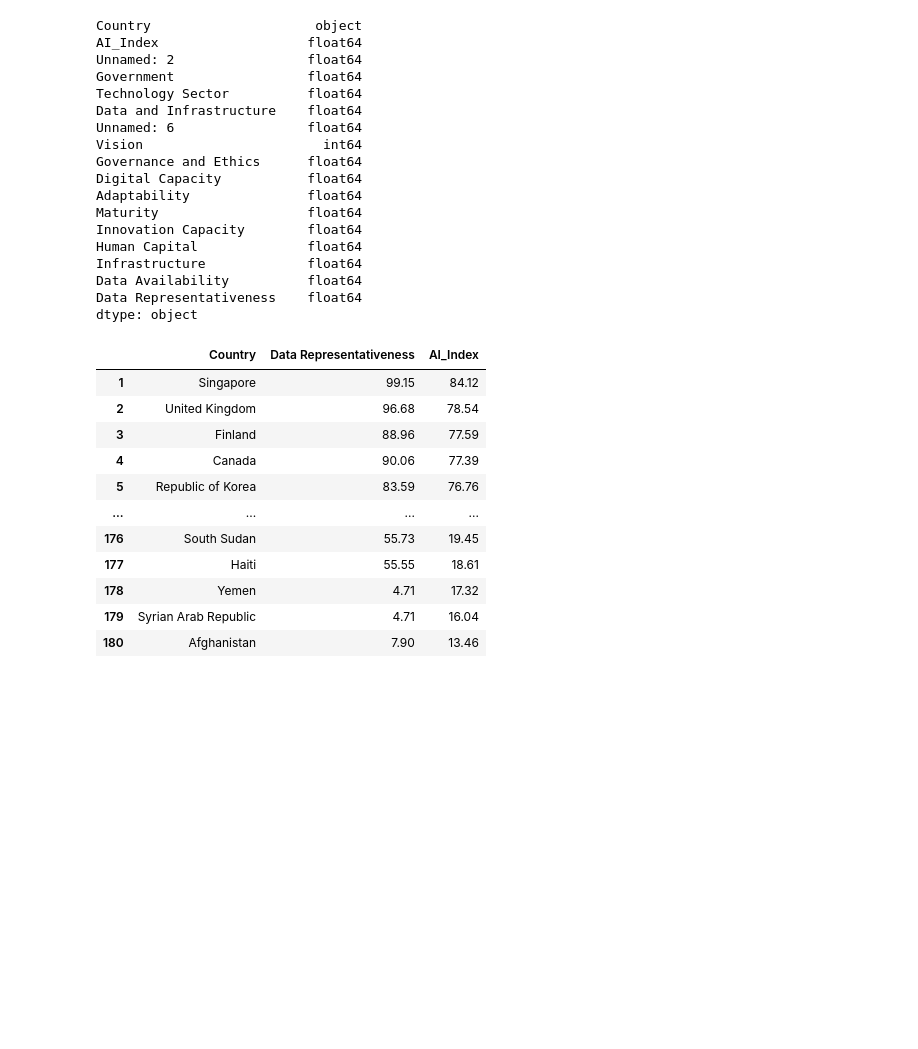
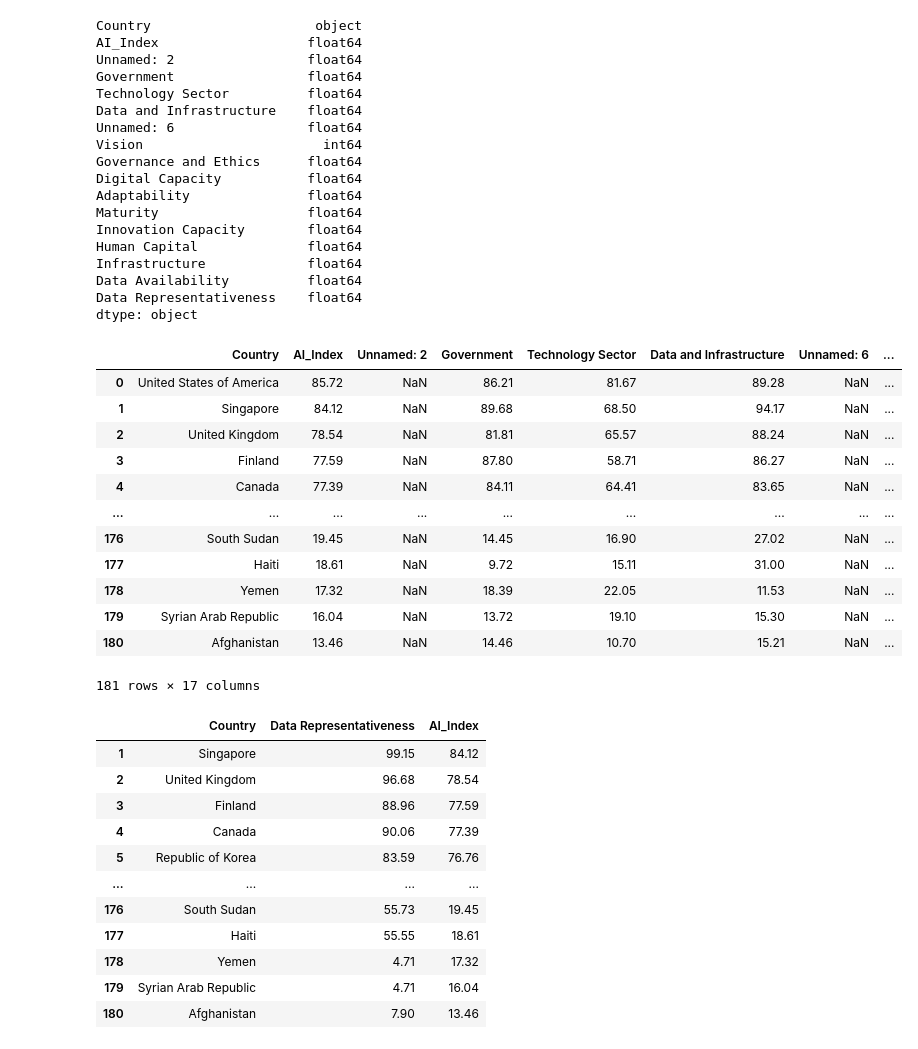
Before and after one commit to ojobo-tech/gisfordatascience, a Jupyter notebook: ps1_ai_adoption_map.ipynb, the cells around one changed output. Saved outputs shown, nothing was run; the diff lists cells and outputs as text; code cells hidden in the pictures; blank space fills up the shorter version.

```diff
--- a/ps1_ai_adoption_map.ipynb
+++ b/ps1_ai_adoption_map.ipynb
@@ -166,6 +183,22 @@ Infrastructure             float64
 Data Availability          float64
 Data Representativeness    float64
 dtype: object
+# %%
+global_ai_readinessindex
+# %% [output]
+|  | Country | AI_Index | Unnamed: 2 | Government | Technology Sector | Data and Infrastructure | Unnamed: 6 | ... |
+| 0 | United States of America | 85.72 | NaN | 86.21 | 81.67 | 89.28 | NaN | ... |
+| 1 | Singapore | 84.12 | NaN | 89.68 | 68.50 | 94.17 | NaN | ... |
+| 2 | United Kingdom | 78.54 | NaN | 81.81 | 65.57 | 88.24 | NaN | ... |
+| 3 | Finland | 77.59 | NaN | 87.80 | 58.71 | 86.27 | NaN | ... |
+| 4 | Canada | 77.39 | NaN | 84.11 | 64.41 | 83.65 | NaN | ... |
+| ... | ... | ... | ... | ... | ... | ... | ... | ... |
+| 176 | South Sudan | 19.45 | NaN | 14.45 | 16.90 | 27.02 | NaN | ... |
+| 177 | Haiti | 18.61 | NaN | 9.72 | 15.11 | 31.00 | NaN | ... |
+| 178 | Yemen | 17.32 | NaN | 18.39 | 22.05 | 11.53 | NaN | ... |
+| 179 | Syrian Arab Republic | 16.04 | NaN | 13.72 | 19.10 | 15.30 | NaN | ... |
+| 180 | Afghanistan | 13.46 | NaN | 14.46 | 10.70 | 15.21 | NaN | ... |
+181 rows × 17 columns
 # %%
 #Let us remove the unnecesary variables, leaving only the necessary variables
 global_ai_readinessindex=global_ai_readinessindex[['Country','Data Representativeness','AI_Index']]
```
Also changed, not shown: parts of 15 cells of this notebook.
